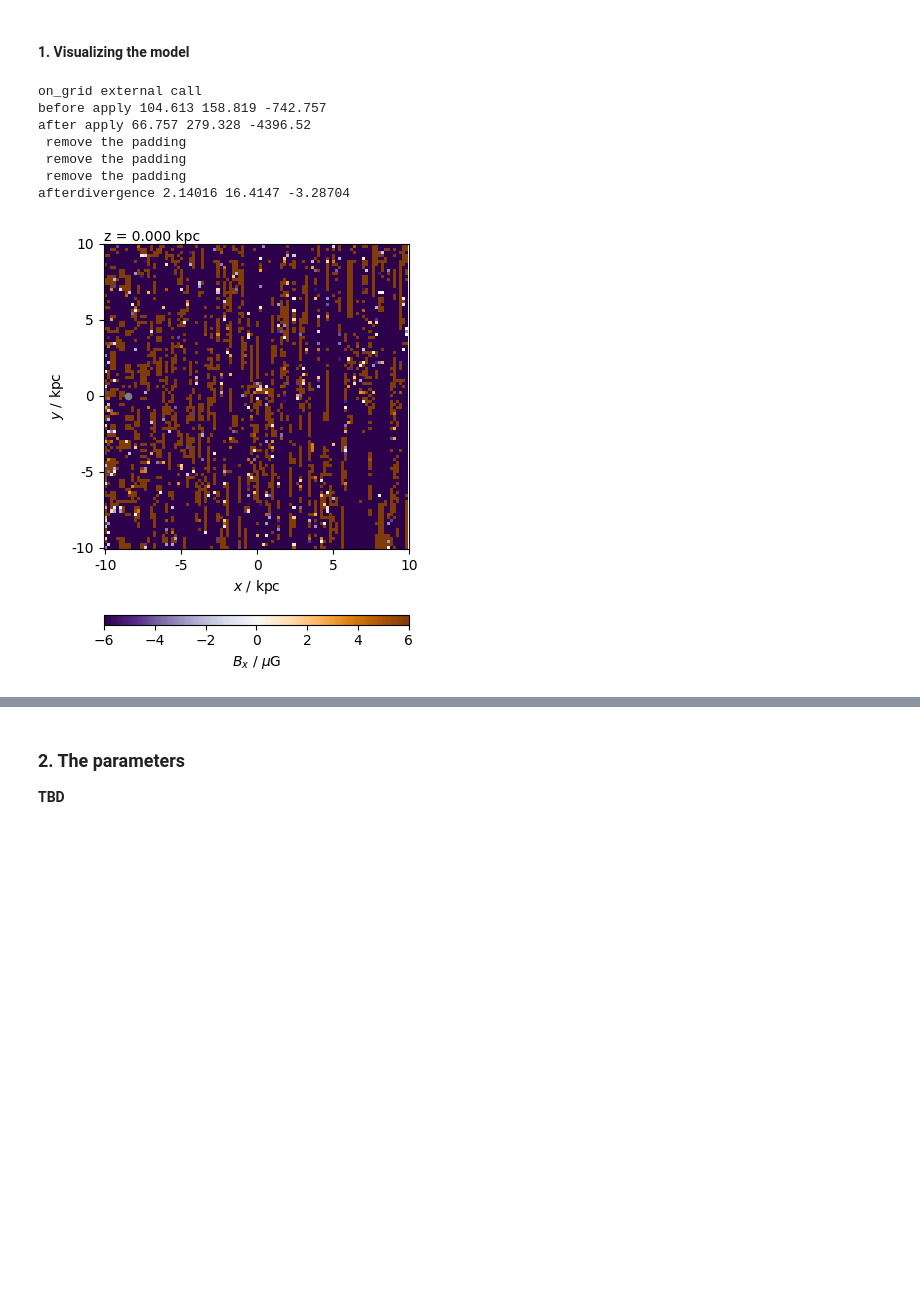
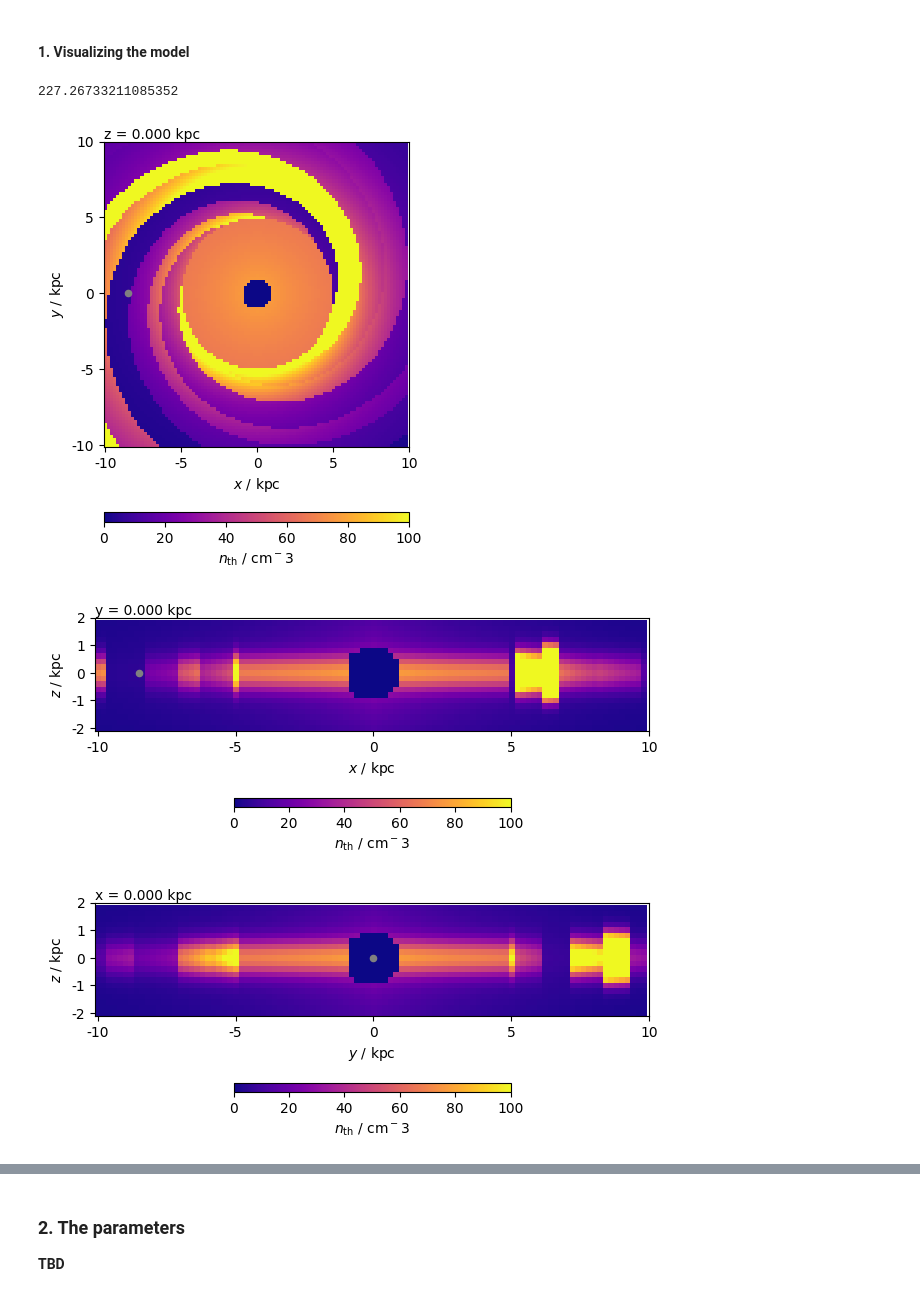
Before and after one commit to rafaelab/imagine-models, a Jupyter notebook: demos/python/model_examples/jf12_random_demo.ipynb, the cells around one changed output, grey strips where cells are left out. Saved outputs shown, nothing was run; the diff lists cells and outputs as text; code cells hidden in the pictures; blank space fills up the shorter version.

```diff
--- a/demos/python/model_examples/jf12_random_demo.ipynb
+++ b/demos/python/model_examples/jf12_random_demo.ipynb
@@ -14,21 +15,35 @@ from plotting_helpers import plot_slice
 # %%
 model = img.JF12RandomField()
 shape = [100, 100, 20] # necessarily a list of 3 ints!
 increment = [.20, .20, .20]
 refpoint = [-10., -10., -2.]
-vmin = -6
-vmax = 6
+vmin = -10
+vmax = 10
 
-seed = 12
+seed = 23
+
+model.spectral_offset = .1
+model.spectral_slope = 3
+
+model.apply_spectrum = True
+model.clean_divergence = False
 
 model_on_grid = model.on_grid(shape=shape, reference_point=refpoint, increment=increment, seed=seed)
-plot_slice(model_on_grid, 2, shape, refpoint, increment, vmin, vmax, vec_dim=0)
+print(model_on_grid[0].max())
+
+profile = np.zeros(tuple(shape))
+
+for i in range(shape[0]):
+    for j in range(shape[1]):
+        for k in range(shape[2]):
+            profile[i, j, k] = model.spatial_profile(refpoint[0] + i*increment[0],
+                                                     refpoint[1] + j*increment[1],
+                                                     refpoint[2] + k*increment[2])
+plot_slice(profile, 2, shape, refpoint, increment, 0, 100)
+plot_slice(profile, 1, shape, refpoint, increment, 0, 100)
+plot_slice(profile, 0, shape, refpoint, increment, 0, 100)
 # %% [output]
-on_grid external call
-before apply 104.613 158.819 -742.757
-after apply 66.757 279.328 -4396.52
- remove the padding
- remove the padding
- remove the padding
-afterdivergence 2.14016 16.4147 -3.28704
+227.26733211085352
-[figure, old version]
+[figure, new version]
+[figure, added]
+[figure, added]
```
Also changed, not shown: parts of 8 cells of this notebook, 10 other files.
